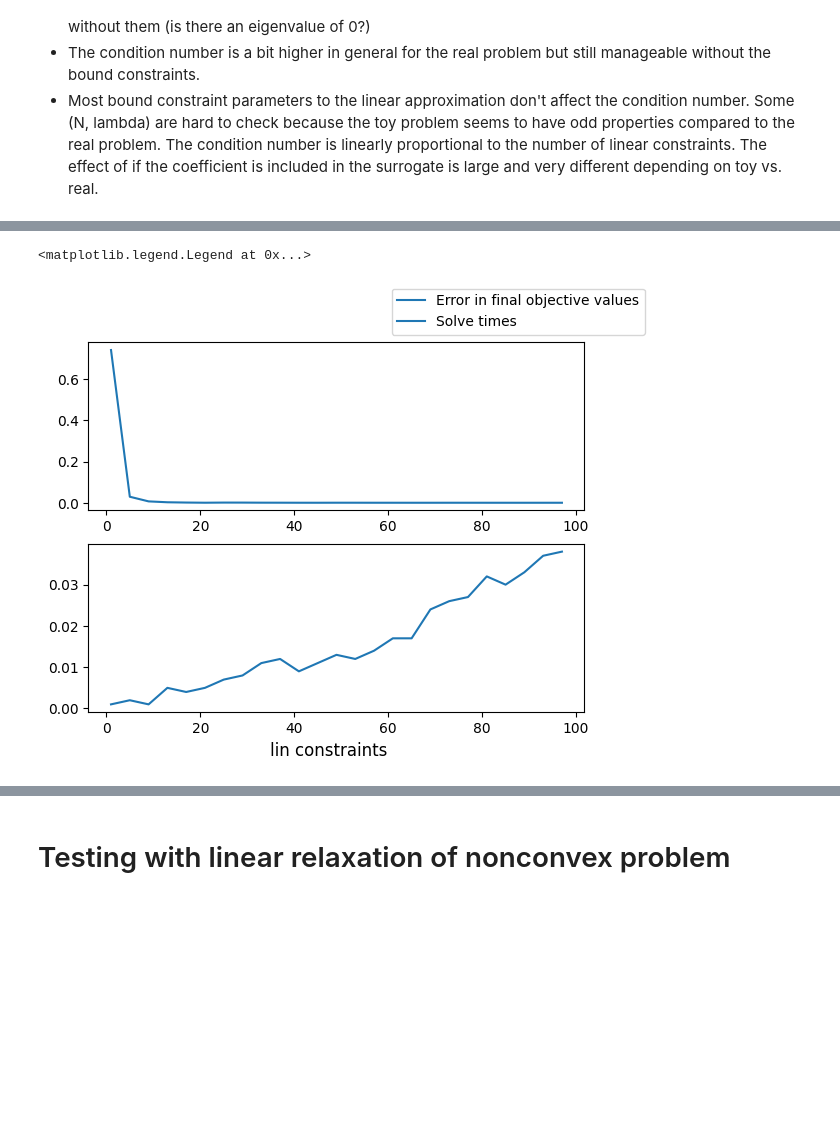
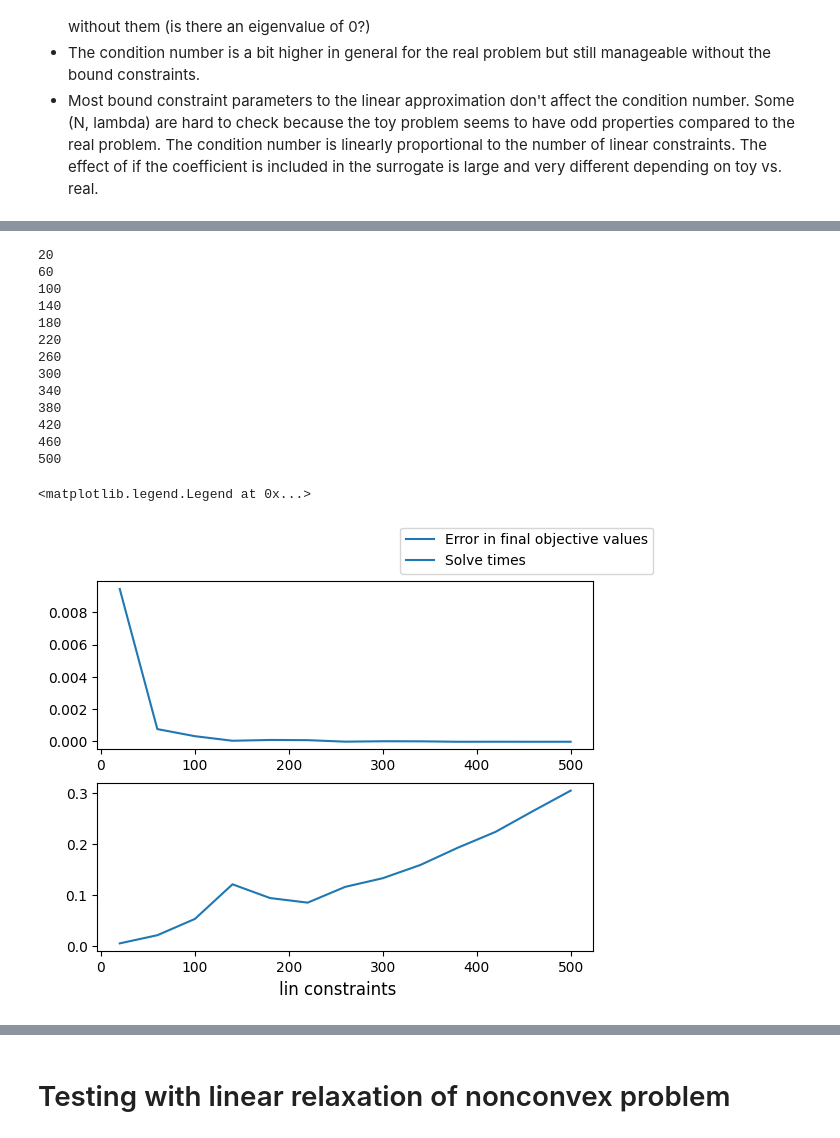
Before and after one commit to micpap25/ENG-QUANT, a Jupyter notebook: experiments/classical_run.ipynb, the cells around one changed output, grey strips where cells are left out. Cells and saved outputs as stored; diff of their text form; code cells hidden in the pictures; blank space fills up the shorter version.

```diff
--- a/experiments/classical_run.ipynb
+++ b/experiments/classical_run.ipynb
@@ -26,7 +29,6 @@ Some conclusions:
 N=20
 
 # Whether the production and flow variables have upper bounds
-X_UPPER_BOUNDS=True
 F_UPPER_BOUNDS=True
 
 # Whether the demand constraint is an equality or inequality
@@ -47,7 +49,7 @@ UP=15.0
 LIN_CONSTRAINTS = 10
 
 # Whether to do an inner or outer approximation
-OUTER_APPROXIMATION = True
+OUTER_APPROXIMATION = False
 
 # Whether the coefficient is part of the surrogate
 COEFFICIENT_SURROGATE = True
@@ -57,15 +59,15 @@ SURROGATE_BOUND_BELOW = True
 SURROGATE_BOUND_ABOVE = True
 
 # Whether to divide by lambda in an inner approximation
-REMOVE_DIVISION = False
+REMOVE_DIVISION = True
 # %%
 errors = []
 times = []
 n_range = range(1, 101, 4)
 # n_range = range(1, 101, 50)
 for n in n_range:
-    toy_problem_to_json(n, X_UPPER_BOUNDS, F_UPPER_BOUNDS, DEMAND_INEQUALITY, GAMMA, LAMBD,
-                        EPS, DELTA, LX, LP, LF, UP)
+    toy_problem_to_json(n, F_UPPER_BOUNDS, DEMAND_INEQUALITY, GAMMA, LAMBD,
+                        EPS, DELTA, LP, LF, UP)
     quadratic_model_lin_approx(LIN_CONSTRAINTS, OUTER_APPROXIMATION, COEFFICIENT_SURROGATE,
                                 SURROGATE_BOUND_BELOW, SURROGATE_BOUND_ABOVE, remove_division=REMOVE_DIVISION)
     # quadratic_lin_approx_no_surrogate(LIN_CONSTRAINTS, OUTER_APPROXIMATION, remove_division=REMOVE_DIVISION)
@@ -89,29 +88,43 @@ Academic license - for non-commercial use only - expires 2027-05-16
 # %%
 errors = []
 times = []
-toy_problem_to_json(N, X_UPPER_BOUNDS, F_UPPER_BOUNDS, DEMAND_INEQUALITY, GAMMA, LAMBD,
-                    EPS, DELTA, LX, LP, LF, UP)
+toy_problem_to_json(N, F_UPPER_BOUNDS, DEMAND_INEQUALITY, GAMMA, LAMBD,
+                    EPS, DELTA, LP, LF, UP)
 quad, q_time = solve_qcp(f_name="toy.json")
 
-lin_cons_range = range(1, 101, 4)
-# lin_cons_range = range(20, 1001, 40)
+# lin_cons_range = range(1, 101, 4)
+lin_cons_range = range(20, 501, 40)
 for lin_cons in lin_cons_range:
-    # quadratic_model_lin_approx(lin_cons, OUTER_APPROXIMATION, COEFFICIENT_SURROGATE,
-    #                             SURROGATE_BOUND_BELOW, SURROGATE_BOUND_ABOVE, remove_division=REMOVE_DIVISION)
-    quadratic_lin_approx_no_surrogate(lin_cons, OUTER_APPROXIMATION, remove_division=REMOVE_DIVISION)
+    print(lin_cons)
+    quadratic_model_lin_approx(lin_cons, OUTER_APPROXIMATION, COEFFICIENT_SURROGATE,
+                                SURROGATE_BOUND_BELOW, SURROGATE_BOUND_ABOVE, remove_division=REMOVE_DIVISION)
+    # quadratic_lin_approx_no_surrogate(lin_cons, OUTER_APPROXIMATION, remove_division=REMOVE_DIVISION)
     val, time = solve_lp()
     if val is not None:
         errors.append(val - quad)
         times.append(time)
 
 fig, (ax1, ax2) = plt.subplots(2, 1)
 fig.supxlabel("lin constraints")
 ax1.plot(lin_cons_range, errors, label="Error in final objective values")
 ax2.plot(lin_cons_range, times, label="Solve times")
 fig.legend()
 # %% [output]
-<matplotlib.legend.Legend at 0x...>
+20
+60
+100
+140
+180
+220
+260
+300
+340
+380
+420
+460
+500
+<matplotlib.legend.Legend at 0x...>
-[figure, old version]
+[figure, new version]
 # %%
 # Put the original QCP into gurobi
 qcp_value, qcp_time = solve_qcp(f_name="model11_quad_reform.json")
```
Also changed, not shown: parts of 8 cells of this notebook, 6 other files.
